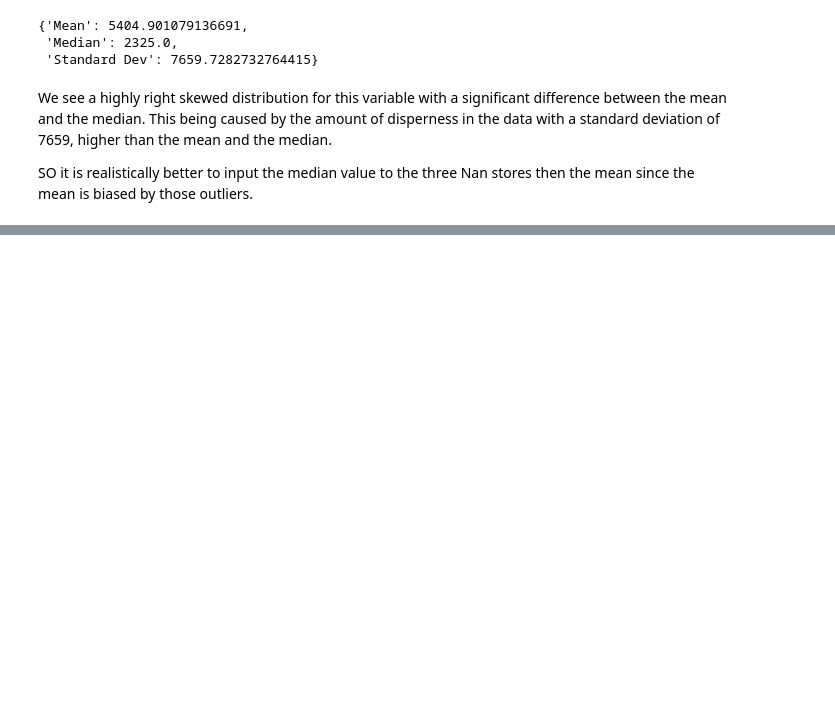
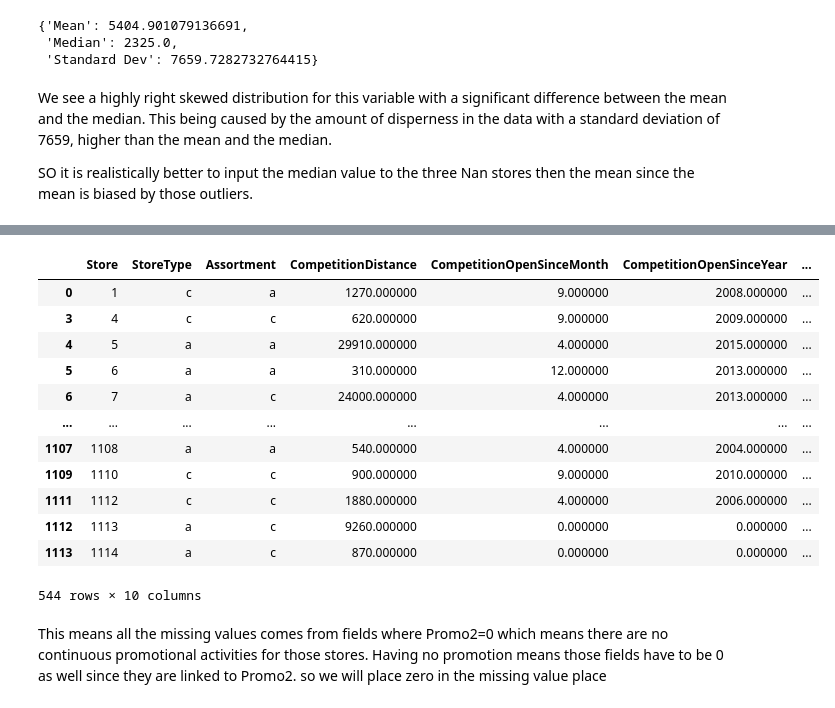
Before and after one commit to nebasam/Forecasting-Sales, a Jupyter notebook: notebooks/data_exploration.ipynb, the cells around one changed output, grey strips where cells are left out. Saved outputs shown, nothing was run; the diff lists cells and outputs as text; code cells hidden in the pictures; blank space fills up the shorter version.

```diff
--- a/notebooks/data_exploration.ipynb
+++ b/notebooks/data_exploration.ipynb
@@ -256,0 +280,18 @@ AttributeError: 'Plot' object has no attribute 'fill_median'
+# %%
+df_store[pd.isnull(df_store.Promo2SinceWeek)& (df_store.Promo2==0)]
+# %% [output]
+|  | Store | StoreType | Assortment | CompetitionDistance | CompetitionOpenSinceMonth | CompetitionOpenSinceYear | ... |
+| 0 | 1 | c | a | 1270.000000 | 9.000000 | 2008.000000 | ... |
+| 3 | 4 | c | c | 620.000000 | 9.000000 | 2009.000000 | ... |
+| 4 | 5 | a | a | 29910.000000 | 4.000000 | 2015.000000 | ... |
+| 5 | 6 | a | a | 310.000000 | 12.000000 | 2013.000000 | ... |
+| 6 | 7 | a | c | 24000.000000 | 4.000000 | 2013.000000 | ... |
+| ... | ... | ... | ... | ... | ... | ... | ... |
+| 1107 | 1108 | a | a | 540.000000 | 4.000000 | 2004.000000 | ... |
+| 1109 | 1110 | c | c | 900.000000 | 9.000000 | 2010.000000 | ... |
+| 1111 | 1112 | c | c | 1880.000000 | 4.000000 | 2006.000000 | ... |
+| 1112 | 1113 | a | c | 9260.000000 | 0.000000 | 0.000000 | ... |
+| 1113 | 1114 | a | c | 870.000000 | 0.000000 | 0.000000 | ... |
+544 rows × 10 columns
+# %% [markdown]
+This means all the missing values comes from fields where Promo2=0 which means there are no continuous promotional activities for those stores. Having no promotion means those fields have to be 0 as well since they are linked to Promo2. so we will place zero in the missing value place
```
Also changed, not shown: parts of 8 cells of this notebook.
